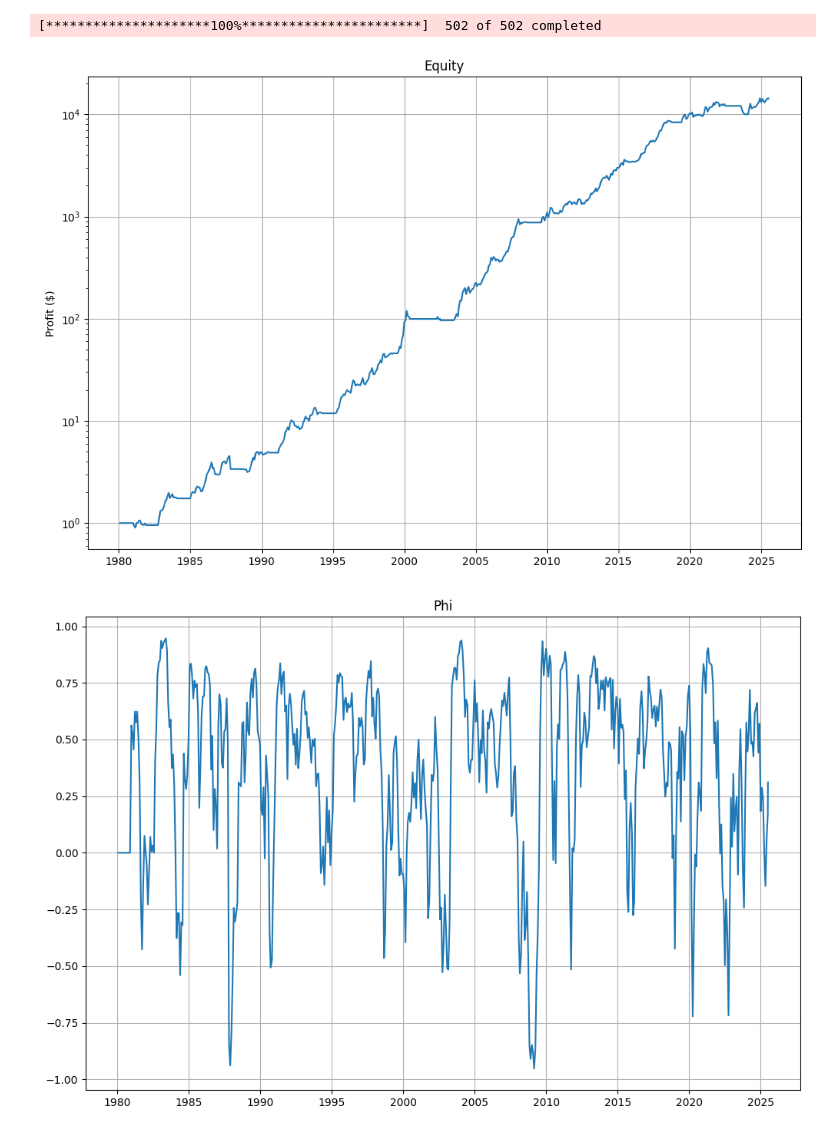
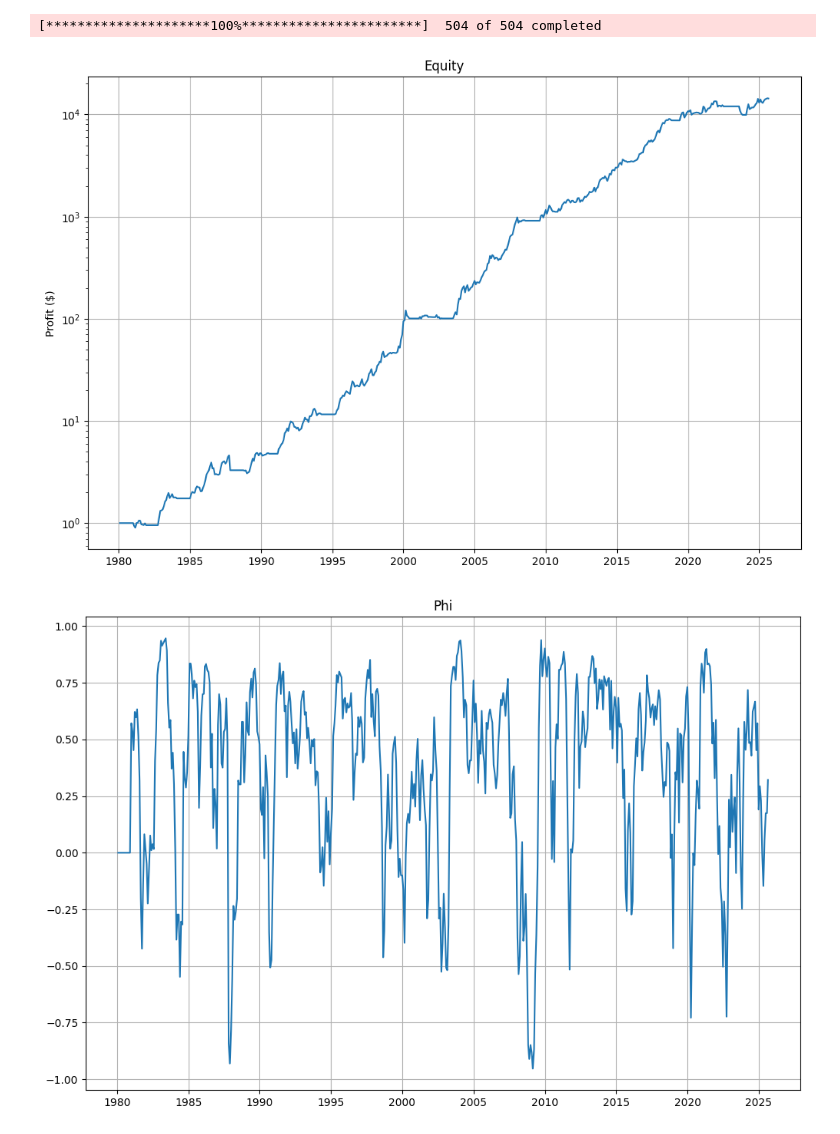
Before and after one commit to denis-laurichesse/momentum_stock_trading, a Jupyter notebook: momentum_strategy.ipynb, the cells around one changed output. Saved outputs shown, nothing was run; the diff lists cells and outputs as text; code cells hidden in the pictures.

```diff
--- a/momentum_strategy.ipynb
+++ b/momentum_strategy.ipynb
@@ -9,9 +9,10 @@ eps= 1.0e-10
 
 def GetSP500():
   url="https://en.wikipedia.org/wiki/List_of_S%26P_500_companies"
-  with urllib.request.urlopen(url) as response:
+  headers = {'User-Agent': 'Mozilla/5.0'}
+  with urllib.request.urlopen(urllib.request.Request(url, headers=headers)) as response:
     res = response.read()
-  table = BeautifulSoup(res, "html.parser").find_all("table", { "class" : "wikitable sortable sticky-header" })
+  table = BeautifulSoup(res, "html.parser").find_all("table", { "class" : "wikitable sortable mw-collapsible sticky-header" })
   ll=[]
   for row in table[0].find_all("tr"):
     cells = row.find_all("td")
@@ -86,32 +87,32 @@ f = f[f.index.date >= datetime.date(1980, 1, 1)]
 ls_sig = f.columns.get_level_values(0).unique().tolist()
 dates = MonthIndex(f)
 ac = np.nan_to_num(f.bfill().values)
 f_sig, ac_sig = f.iloc[dates], ac[dates,:]
 df_sig = f_sig.index
 nt, ns = ac_sig.shape
 
 # Signals
 s1, s2 = ComputeMomentum(ac, 240)[dates, :], ComputeMomentum(ac, 90)[dates, :]
 w, ss = ComputeWeights(ac_sig, s1, s2, size)
 
 # Simulation
 x_sim = Simulation(pd.DataFrame(ac_sig), pd.DataFrame(w));
 Trace(df_sig, x_sim, 'Equity', 'Profit ($)', log=True)
 Trace(df_sig, ss, 'Phi', '')
 
 # Last 10 months positions
 print("")
 for it in range(nt-10, nt):
   nn = np.where(w[it,:] != 0)[0]
   l = [[ls_sig[ii] + "/" + str(round(ac_sig[it, ii],2))] for ii in nn] if it != nt-1 else [[ls_sig[ii] + "/" + str(round(ac_sig[it, ii],2))] for ii in nn]
   print(df_sig[it].strftime("%d/%m/%Y"), str(round(x_sim.values[it], 2)), l)
 
 # Statistics
 print("")
 r = x_sim.pct_change().dropna()
 m, s = 12*r.mean(), np.sqrt(12)*r.std()  # Annual mean and sigma
 print("Mean:", round(m, 2), "Stdev", round(s, 2), "Sharpe", round(m/s, 2))
 # %% [output]
-[*********************100%***********************]  502 of 502 completed
+[*********************100%***********************]  504 of 504 completed
 [figure]
-[figure, old version]
+[figure, new version]
```
Also changed, not shown: parts of 1 cell of this notebook.
